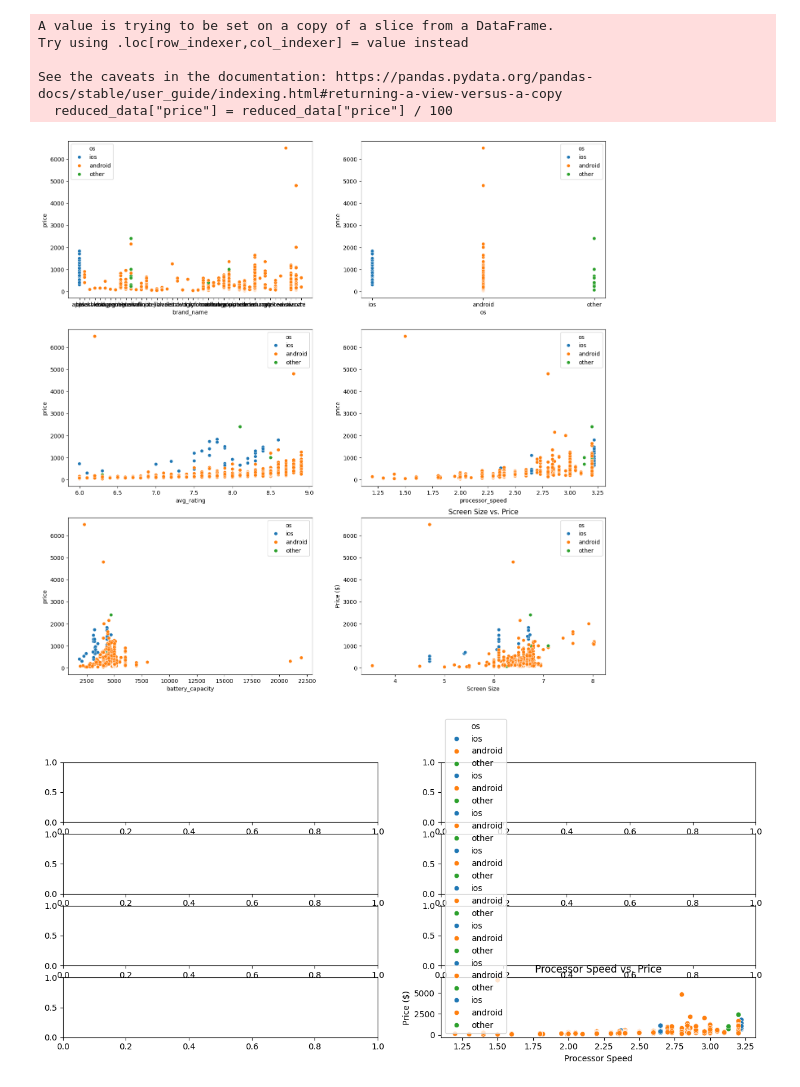
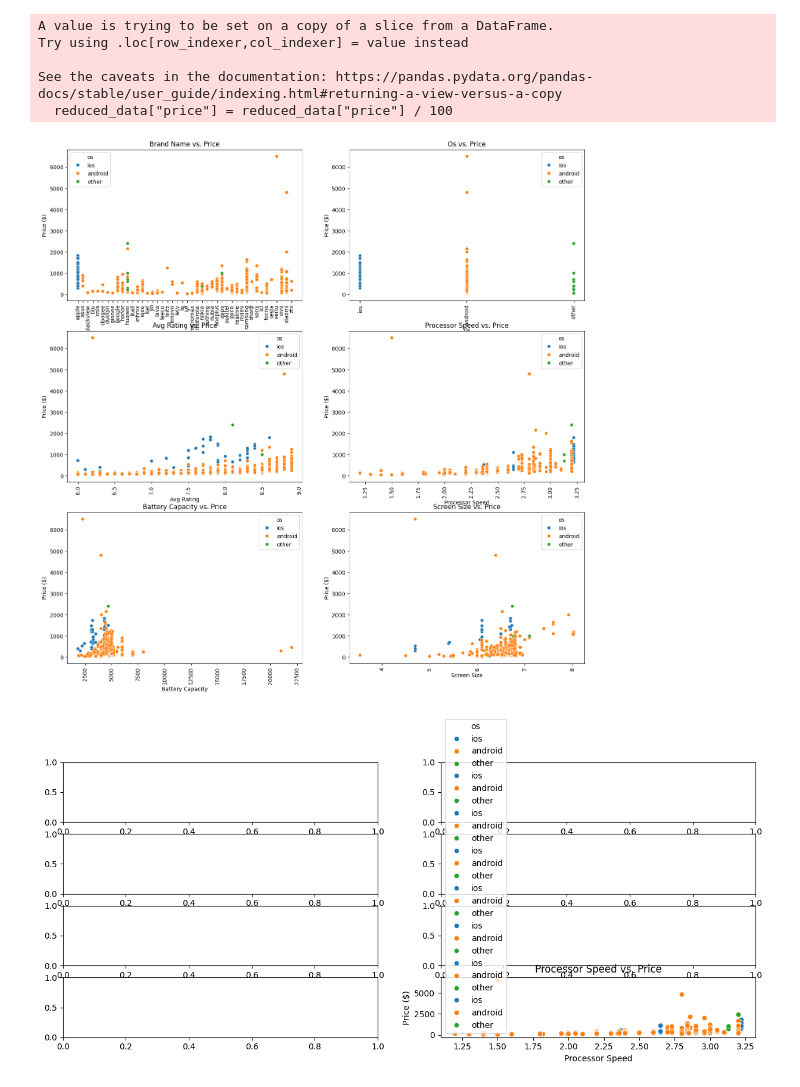
Before and after one commit to behzadgerami/Performing-a-Code-Review, a Jupyter notebook: performing_code_review.ipynb, the cells around one changed output. Drawn from its saved outputs; the diff is of its cells as text; code cells hidden in the pictures.

Commit message:
Edition the titles and rotate the x axis indicators.

```diff
--- a/performing_code_review.ipynb
+++ b/performing_code_review.ipynb
@@ -101,37 +101,38 @@ def column_to_label(column_name):
     else:
         raise Exception("Please makes sure to pass a value of type 'str'.")
 
 
 def visualize_versus_price(ax, clean_data, x):
     """
     Use seaborn and matplotlib to identify a pattern between avg_rating and
     battery_capacity.
 
     :param clean_data: a pandas DataFrame containing cleaned smartphone data
     :param x: variable to be plotted on the x-axis
     :return: None
     """
 
     # Create the scatterplot
     sns.scatterplot(ax=ax, x = x, y = "price", data = clean_data, hue = "os")
 
     # Add x and y labels
-    plt.xlabel(column_to_label(x))
-    plt.ylabel("Price ($)")
+    ax.set_xlabel(column_to_label(x))
+    ax.set_ylabel("Price ($)")
+    ax.tick_params(axis = "x", rotation = 90)
 
     # Add a title to the plot
     #plt.title(f"{' '.column_to_label(x) vs. Price}")
-    plt.title(f"{column_to_label(x)} vs. Price")
+    ax.set_title(f"{column_to_label(x)} vs. Price")
 
 # Call the visualize_versus_price function
 fig, axs = plt.subplots(3, 2, figsize=(17, 17))
 axs = axs.flatten()
 variables = list(cleaned_data.columns)
 variables.remove("price")
 for i, var in enumerate(variables):
     visualize_versus_price(axs[i], cleaned_data, var)
 # %% [output]
-[figure, old version]
+[figure, new version]
 # %%
 # Create a figure and a set of subplots
 fig, axs = plt.subplots(4, 2, figsize=(15, 6))
```
